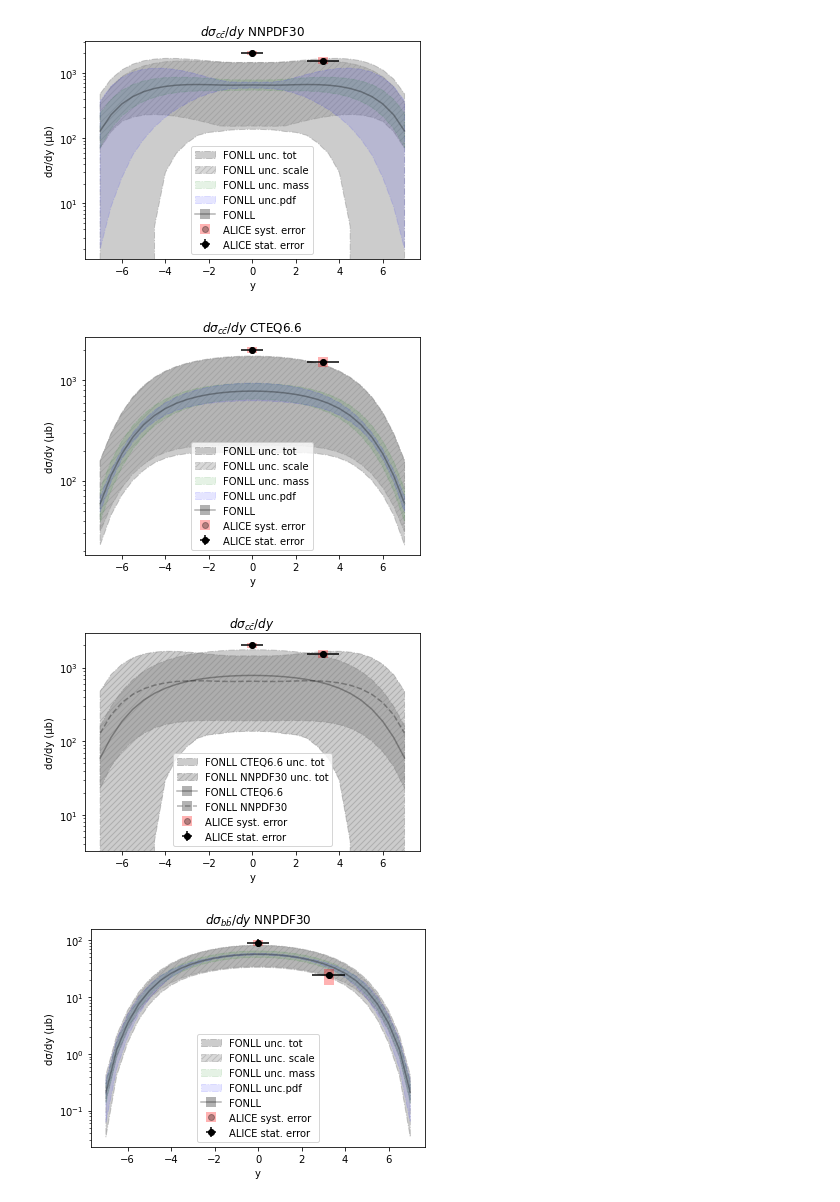
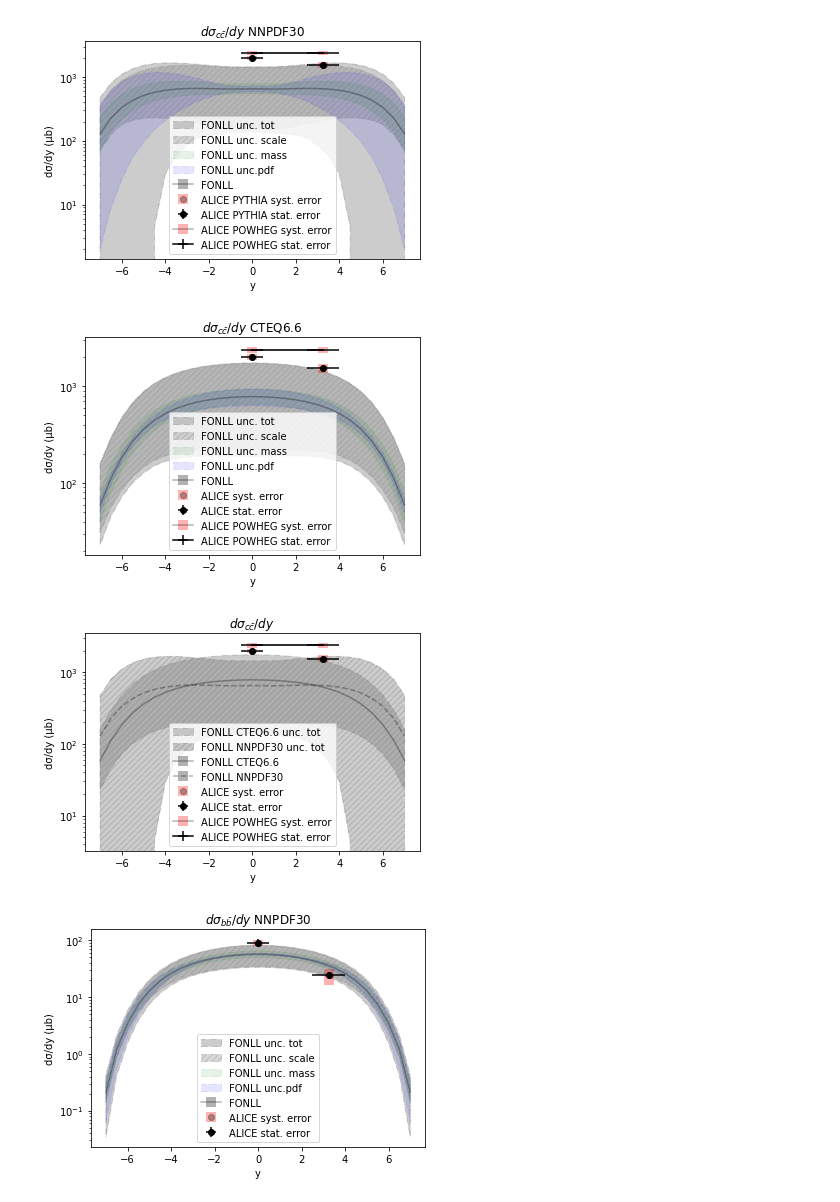
Before and after one commit to michelepennisi/HF_dimuons, a Jupyter notebook: theory_comparison/FONLL.ipynb, the cells around one changed output. Cells and saved outputs as stored; diff of their text form; code cells hidden in the pictures.

```diff
--- a/theory_comparison/FONLL.ipynb
+++ b/theory_comparison/FONLL.ipynb
@@ -67,6 +67,10 @@ ds_cc_dy_PYTHIA = np.array([1996, 1540])
 stat_ds_cc_dy_PYTHIA = np.array([138, 20.8])
 syst_ds_cc_dy_PYTHIA = np.array([140, 173.5])
 
+ds_cc_dy_POWHEG = np.array([2358, 2358])
+stat_ds_cc_dy_POWHEG = np.array([20.8, 20.8])
+syst_ds_cc_dy_POWHEG = np.array([173.5, 173.5])
+
 # Creating histogram
 plt.title("FONLL comparison NNPDF")
 plt.xlabel("y")
@@ -78,44 +82,50 @@ plt.fill_between(y_FONLL_NNPDF, min_sc_ds_dy_cc_FONLL_NNPDF, max_sc_ds_dy_cc_FON
 plt.fill_between(y_FONLL_NNPDF, min_mass_ds_dy_cc_FONLL_NNPDF, max_mass_ds_dy_cc_FONLL_NNPDF, label="FONLL unc. mass", alpha=0.1, edgecolor='green', facecolor='green', linewidth=1, linestyle='dashdot', antialiased=True)
 plt.fill_between(y_FONLL_NNPDF, min_pdf_ds_dy_cc_FONLL_NNPDF, max_pdf_ds_dy_cc_FONLL_NNPDF, label="FONLL unc.pdf", alpha=0.1, edgecolor='blue', facecolor='blue', linewidth=1, linestyle='dashdot', antialiased=True)
 plt.errorbar(y_FONLL_NNPDF, ds_dy_cc_FONLL_NNPDF, yerr=0, label="FONLL", fmt='-', color='black', ecolor='black', alpha=0.3, elinewidth=10, capsize=0)
-plt.errorbar(y, ds_cc_dy_PYTHIA, yerr=syst_ds_cc_dy_PYTHIA, label="ALICE syst. error", fmt='o', color='black', ecolor='red', alpha=0.3, elinewidth=10, capsize=0)
-plt.errorbar(y, ds_cc_dy_PYTHIA, xerr=dy, yerr=stat_ds_cc_dy_PYTHIA, label="ALICE stat. error", fmt='o', color='black', ecolor='black')
+plt.errorbar(y, ds_cc_dy_PYTHIA, yerr=syst_ds_cc_dy_PYTHIA, label="ALICE PYTHIA syst. error", fmt='o', color='black', ecolor='red', alpha=0.3, elinewidth=10, capsize=0)
+plt.errorbar(y, ds_cc_dy_PYTHIA, xerr=dy, yerr=stat_ds_cc_dy_PYTHIA, label="ALICE PYTHIA stat. error", fmt='o', color='black', ecolor='black')
+plt.errorbar(y, ds_cc_dy_POWHEG, yerr=syst_ds_cc_dy_POWHEG, label="ALICE POWHEG syst. error", fmt='-', color='black', ecolor='red', alpha=0.3, elinewidth=10, capsize=0)
+plt.errorbar(y, ds_cc_dy_POWHEG, xerr=dy, yerr=stat_ds_cc_dy_POWHEG, label="ALICE POWHEG stat. error", fmt='-', color='black', ecolor='black')
 plt.legend(loc='lower center')
 plt.show()
 
 plt.title("FONLL comparison CTEQ6")
 plt.xlabel("y")
 plt.ylabel("d\u03C3/dy (\u03BCb)")
 plt.yscale('log')
 plt.title(r'$d\sigma_{c\bar{c}}/dy$ CTEQ6.6')
 plt.fill_between(y_FONLL_CTEQ6, min_ds_dy_cc_FONLL_CTEQ6, max_ds_dy_cc_FONLL_CTEQ6, label="FONLL unc. tot", alpha=0.4, edgecolor='gray', facecolor='gray', linewidth=1, linestyle='dashdot', antialiased=True)
 plt.fill_between(y_FONLL_CTEQ6, min_sc_ds_dy_cc_FONLL_CTEQ6, max_sc_ds_dy_cc_FONLL_CTEQ6, label="FONLL unc. scale", alpha=0.3, edgecolor='gray', facecolor='gray', hatch='////', linewidth=1, linestyle='dashdot', antialiased=True)
 plt.fill_between(y_FONLL_CTEQ6, min_mass_ds_dy_cc_FONLL_CTEQ6, max_mass_ds_dy_cc_FONLL_CTEQ6, label="FONLL unc. mass", alpha=0.1, edgecolor='green', facecolor='green', linewidth=1, linestyle='dashdot', antialiased=True)
 plt.fill_between(y_FONLL_CTEQ6, min_pdf_ds_dy_cc_FONLL_CTEQ6, max_pdf_ds_dy_cc_FONLL_CTEQ6, label="FONLL unc.pdf", alpha=0.1, edgecolor='blue', facecolor='blue', linewidth=1, linestyle='dashdot', antialiased=True)
 plt.errorbar(y_FONLL_CTEQ6, ds_dy_cc_FONLL_CTEQ6, yerr=0, label="FONLL", fmt='-', color='black', ecolor='black', alpha=0.3, elinewidth=10, capsize=0)
 plt.errorbar(y, ds_cc_dy_PYTHIA, yerr=syst_ds_cc_dy_PYTHIA, label="ALICE syst. error", fmt='o', color='black', ecolor='red', alpha=0.3, elinewidth=10, capsize=0)
 plt.errorbar(y, ds_cc_dy_PYTHIA, xerr=dy, yerr=stat_ds_cc_dy_PYTHIA, label="ALICE stat. error", fmt='o', color='black', ecolor='black')
+plt.errorbar(y, ds_cc_dy_POWHEG, yerr=syst_ds_cc_dy_POWHEG, label="ALICE POWHEG syst. error", fmt='-', color='black', ecolor='red', alpha=0.3, elinewidth=10, capsize=0)
+plt.errorbar(y, ds_cc_dy_POWHEG, xerr=dy, yerr=stat_ds_cc_dy_POWHEG, label="ALICE POWHEG stat. error", fmt='-', color='black', ecolor='black')
 plt.legend(loc='lower center')
 plt.show()
 
 
 plt.title("FONLL: CTEQ6 vs NNPDF30")
 plt.xlabel("y")
 plt.ylabel("d\u03C3/dy (\u03BCb)")
 plt.yscale('log')
 plt.title(r'$d\sigma_{c\bar{c}}/dy$')
 plt.fill_between(y_FONLL_CTEQ6, min_ds_dy_cc_FONLL_CTEQ6, max_ds_dy_cc_FONLL_CTEQ6, label="FONLL CTEQ6.6 unc. tot", alpha=0.4, edgecolor='gray', facecolor='gray', linewidth=1, linestyle='dashdot', antialiased=True)
 plt.errorbar(y_FONLL_CTEQ6, ds_dy_cc_FONLL_CTEQ6, yerr=0, label="FONLL CTEQ6.6", fmt='-', color='black', ecolor='black', alpha=0.3, elinewidth=10, capsize=0)
 plt.fill_between(y_FONLL_NNPDF, min_ds_dy_cc_FONLL_NNPDF, max_ds_dy_cc_FONLL_NNPDF, label="FONLL NNPDF30 unc. tot", alpha=0.4, edgecolor='gray', facecolor='gray', hatch='////', linewidth=1, linestyle='dashdot', antialiased=True)
 plt.errorbar(y_FONLL_NNPDF, ds_dy_cc_FONLL_NNPDF, yerr=0, label="FONLL NNPDF30", fmt='--', color='black', ecolor='black', alpha=0.3, elinewidth=10, capsize=0)
 plt.errorbar(y, ds_cc_dy_PYTHIA, yerr=syst_ds_cc_dy_PYTHIA, label="ALICE syst. error", fmt='o', color='black', ecolor='red', alpha=0.3, elinewidth=10, capsize=0)
 plt.errorbar(y, ds_cc_dy_PYTHIA, xerr=dy, yerr=stat_ds_cc_dy_PYTHIA, label="ALICE stat. error", fmt='o', color='black', ecolor='black')
+plt.errorbar(y, ds_cc_dy_POWHEG, yerr=syst_ds_cc_dy_POWHEG, label="ALICE POWHEG syst. error", fmt='-', color='black', ecolor='red', alpha=0.3, elinewidth=10, capsize=0)
+plt.errorbar(y, ds_cc_dy_POWHEG, xerr=dy, yerr=stat_ds_cc_dy_POWHEG, label="ALICE POWHEG stat. error", fmt='-', color='black', ecolor='black')
 plt.legend(loc='lower center')
 plt.show()
 # %% [output]
-[figure, old version]
+[figure, new version]
-[figure, old version]
+[figure, new version]
-[figure, old version]
+[figure, new version]
 # %%
 df_FONLL_bb_NNPDF = pd.read_csv('FONLL_bb_Pt_0_30_NNPDF.txt', sep=' ')
 y_FONLL_NNPDF = df_FONLL_bb_NNPDF["y"]
```
